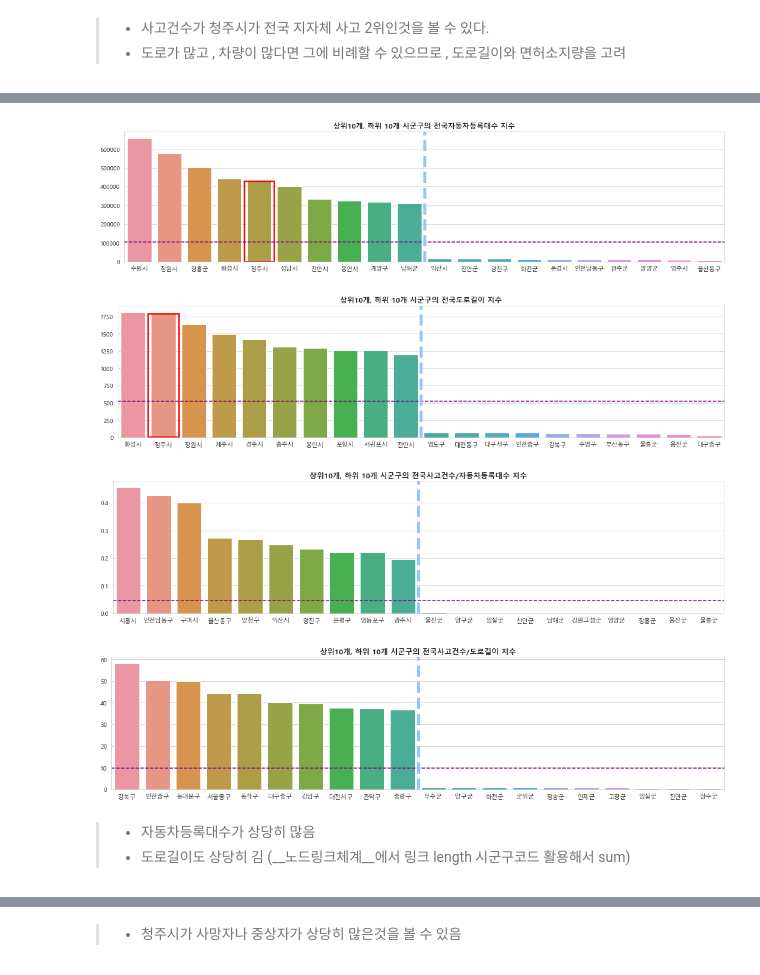
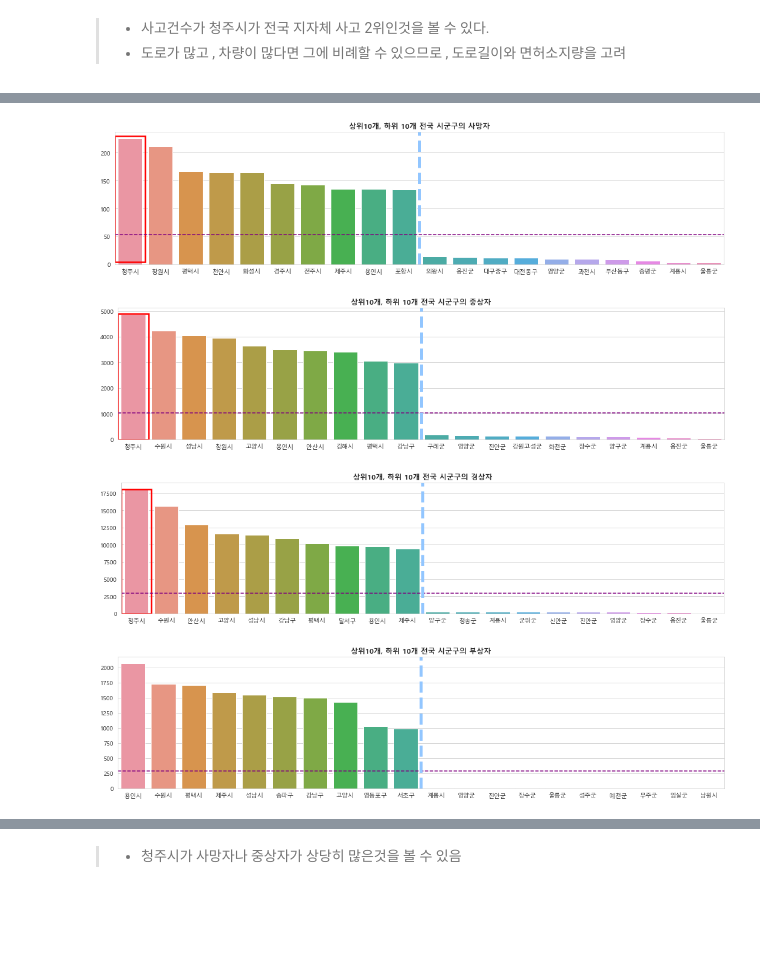
Before and after one commit to 2020NIA/roundabout_project, a Jupyter notebook: source/1. 청주시 EDA.ipynb, the cells around one changed output, grey strips where cells are left out. Saved outputs shown, nothing was run; the diff lists cells and outputs as text; code cells hidden in the pictures; blank space fills up the shorter version.

```diff
--- a/source/1. 청주시 EDA.ipynb
+++ b/source/1. 청주시 EDA.ipynb
@@ -27,7 +27,7 @@ matplotlib.rcParams['axes.unicode_minus'] = False
 # %%
-전국교통안전지수 = pd.read_excel('data/전국교통안전지수+차량수+도로길이_final.xlsx', encoding = 'EUC-KR', index_col = 0)
+전국교통안전지수 = pd.read_excel('data/전국교통안전지수+차량둥록수+인구수_final.xlsx', encoding = 'EUC-KR', index_col = 0)
 전국사고데이터 = pd.read_csv('data/전국사고_시군구전처리229개.csv', engine ='python', encoding = 'utf-8', index_col = 0)
-전국링크데이터 = pd.read_csv('data/전국링크데이터.csv', index_col = 0)
+전국링크데이터 = pd.read_csv('data/전국링크데이터_SIG_CD전처리.csv', index_col = 0)
 
 전국교통안전지수.tail()
 
@@ -44,4 +45,5 @@ matplotlib.rcParams['axes.unicode_minus'] = False
 # %%
+#상위10위와 하위 10위를 대조적으로 비교하기 위한 그래프 생성 함수
 def 상위10하위10전국그래프(df, column):
 
     Top10 = df.sort_values(by = column , ascending=False)[['시군구',column]][:10]  #상위10개
@@ -50,7 +52,7 @@ def 상위10하위10전국그래프(df, column):
 
     plt.figure(figsize = (18,4))
 
-    plt.title('상위10개, 하위 10개 시군구의 전국' + column + ' 지수', fontweight="bold")
+    plt.title('상위10개, 하위 10개 전국 시군구의 ' + column, fontweight="bold")
 
     plt.axhline(df[column].mean(), color = 'purple' , linestyle='--') # 지수 평균 수평선
     plt.axvline(9.5, linewidth = 5 , ls = '--')   #상위10위, 하위10위 구분 경계선
@@ -151,0 +152,6 @@ memory usage: 2.7+ MB
+# %%
+plt.rcParams['figure.figsize'] = [12, 8]
+
+pd.DataFrame({'전국' : 전국사고데이터['SCLAS'].value_counts(),
+              '청주' : 청주시사고데이터['SCLAS'].value_counts()}).plot(kind = 'pie' ,  autopct='%1.1f%%', subplots=True)
+plt.show()
@@ -252,0 +224,4 @@ Index(['OBJT_ID', 'OCCU_YEAR', 'OCCU_MT', 'OCCU_DE', 'OCCU_TM', 'OCCU_DAY',
+# %%
+교통사고피해 = 전국사고데이터.groupby('SIG_CD').sum().loc[:,'사망자':'부상자'].reset_index()
+교통사고피해 = 교통사고피해.merge(전국교통안전지수[['SIG_CD','시군구']] , on = 'SIG_CD')
+교통사고피해
@@ -253,16 +242,10 @@ Index(['OBJT_ID', 'OCCU_YEAR', 'OCCU_MT', 'OCCU_DE', 'OCCU_TM', 'OCCU_DAY',
 # %%
-상위10하위10전국그래프(df = 시도별사고merge_df, column = '자동차등록대수')
-상위10하위10전국그래프(df = 시도별사고merge_df, column = '도로길이')
-상위10하위10전국그래프(df = 시도별사고merge_df, column = '사고건수/자동차등록대수')
-상위10하위10전국그래프(df = 시도별사고merge_df, column = '사고건수/도로길이')
-
-
-#지워야될듯,,, 청주의 심각성이 전혀 안보임
+상위10하위10전국그래프(df = 교통사고피해, column = '사망자')
+상위10하위10전국그래프(df = 교통사고피해, column = '중상자')
+상위10하위10전국그래프(df = 교통사고피해, column = '경상자')
+상위10하위10전국그래프(df = 교통사고피해, column = '부상자')
 # %% [output]
-[figure, old version]
+[figure, new version]
-[figure, old version]
+[figure, new version]
-[figure, old version]
+[figure, new version]
-[figure, old version]
+[figure, new version]
-# %% [markdown]
->- 자동차등록대수가 상당히 많음
->- 도로길이도 상당히 김 (__노드링크체계__에서 링크 length 시군구코드 활용해서 sum)
```
Also changed, not shown: parts of 100 cells of this notebook.
